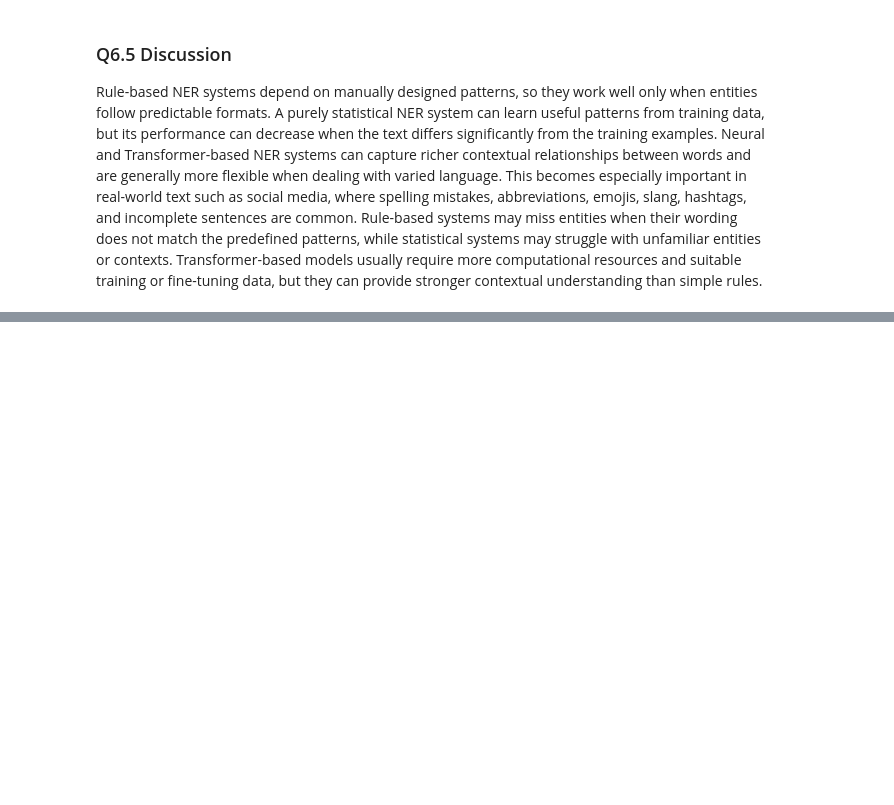
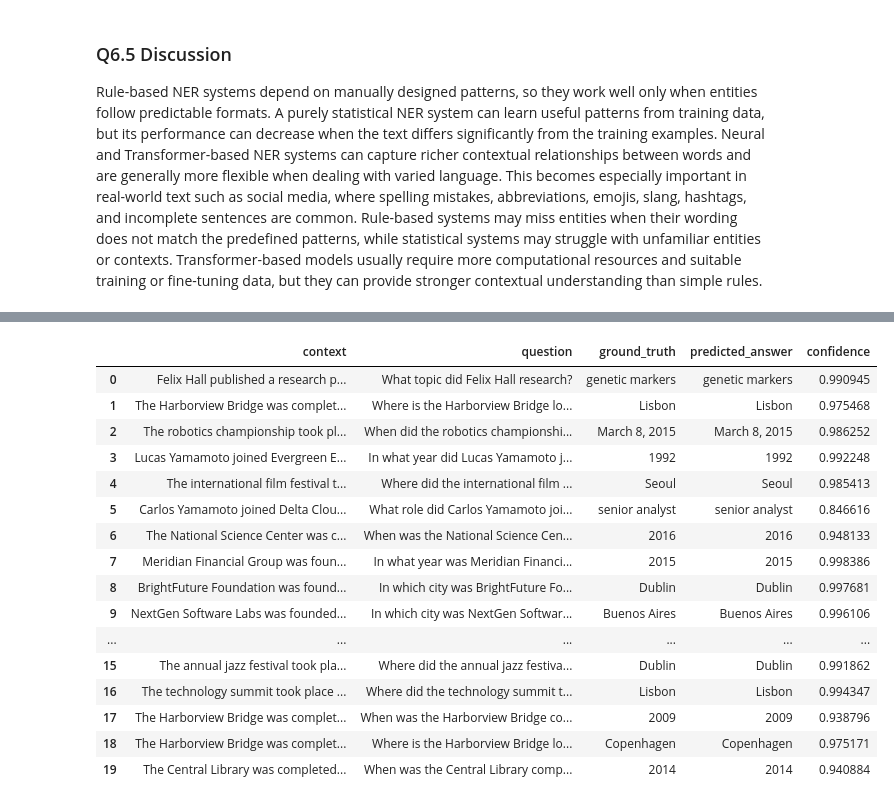
Before and after one commit to Tayyabasadaqat/Artificial-Intelligence, a Jupyter notebook: ASSIGNMENTS/NLP Assignment/NLP_Assignment_TayyabaSadaqat.ipynb, the cells around one changed output, grey strips where cells are left out. Saved outputs shown, nothing was run; the diff lists cells and outputs as text; code cells hidden in the pictures; blank space fills up the shorter version.

```diff
--- a/ASSIGNMENTS/NLP Assignment/NLP_Assignment_TayyabaSadaqat.ipynb
+++ b/ASSIGNMENTS/NLP Assignment/NLP_Assignment_TayyabaSadaqat.ipynb
@@ -2927,0 +3985,7 @@ Rule-based NER systems depend on manually designed patterns, so they work well o
+# %%
+fill_mask = pipeline(
+    "fill-mask",
+    model="distilbert-base-uncased"
+)
+
+print("Fill-mask pipeline loaded successfully.")
@@ -2927,0 +4545,15 @@ Rule-based NER systems depend on manually designed patterns, so they work well o
+# %%
+qa_samples_20 = qa_df.sample(
+    n=20,
+    random_state=SEED
+).reset_index(drop=True)
+
+display(
+    qa_samples_20[
+        [
+            "context",
+            "question",
+            "answer"
+        ]
+    ]
+)
@@ -2927,0 +4610,41 @@ Rule-based NER systems depend on manually designed patterns, so they work well o
+# %%
+qa_predictions = []
+
+for _, row in qa_samples_20.iterrows():
+
+    result = qa_pipeline(
+        question=str(row["question"]),
+        context=str(row["context"])
+    )
+
+    qa_predictions.append({
+        "context": row["context"],
+        "question": row["question"],
+        "ground_truth": row["answer"],
+        "predicted_answer": result["answer"],
+        "confidence": result["score"]
+    })
+
+qa_results_df = pd.DataFrame(
+    qa_predictions
+)
+
+display(qa_results_df)
+# %% [output]
+|  | context | question | ground_truth | predicted_answer | confidence |
+| 0 | Felix Hall published a research p... | What topic did Felix Hall research? | genetic markers | genetic markers | 0.990945 |
+| 1 | The Harborview Bridge was complet... | Where is the Harborview Bridge lo... | Lisbon | Lisbon | 0.975468 |
+| 2 | The robotics championship took pl... | When did the robotics championshi... | March 8, 2015 | March 8, 2015 | 0.986252 |
+| 3 | Lucas Yamamoto joined Evergreen E... | In what year did Lucas Yamamoto j... | 1992 | 1992 | 0.992248 |
+| 4 | The international film festival t... | Where did the international film ... | Seoul | Seoul | 0.985413 |
+| 5 | Carlos Yamamoto joined Delta Clou... | What role did Carlos Yamamoto joi... | senior analyst | senior analyst | 0.846616 |
+| 6 | The National Science Center was c... | When was the National Science Cen... | 2016 | 2016 | 0.948133 |
+| 7 | Meridian Financial Group was foun... | In what year was Meridian Financi... | 2015 | 2015 | 0.998386 |
+| 8 | BrightFuture Foundation was found... | In which city was BrightFuture Fo... | Dublin | Dublin | 0.997681 |
+| 9 | NextGen Software Labs was founded... | In which city was NextGen Softwar... | Buenos Aires | Buenos Aires | 0.996106 |
+| ... | ... | ... | ... | ... | ... |
+| 15 | The annual jazz festival took pla... | Where did the annual jazz festiva... | Dublin | Dublin | 0.991862 |
+| 16 | The technology summit took place ... | Where did the technology summit t... | Lisbon | Lisbon | 0.994347 |
+| 17 | The Harborview Bridge was complet... | When was the Harborview Bridge co... | 2009 | 2009 | 0.938796 |
+| 18 | The Harborview Bridge was complet... | Where is the Harborview Bridge lo... | Copenhagen | Copenhagen | 0.975171 |
+| 19 | The Central Library was completed... | When was the Central Library comp... | 2014 | 2014 | 0.940884 |
```
Also changed, not shown: parts of 182 cells of this notebook.
